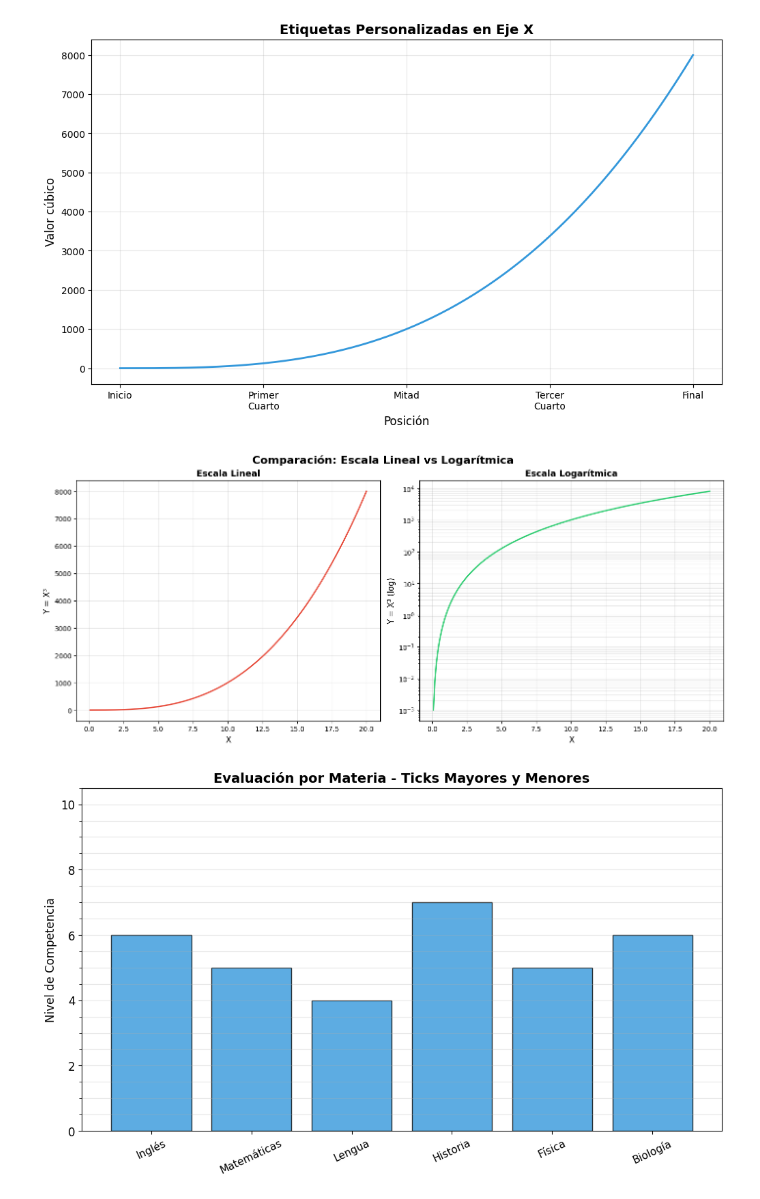
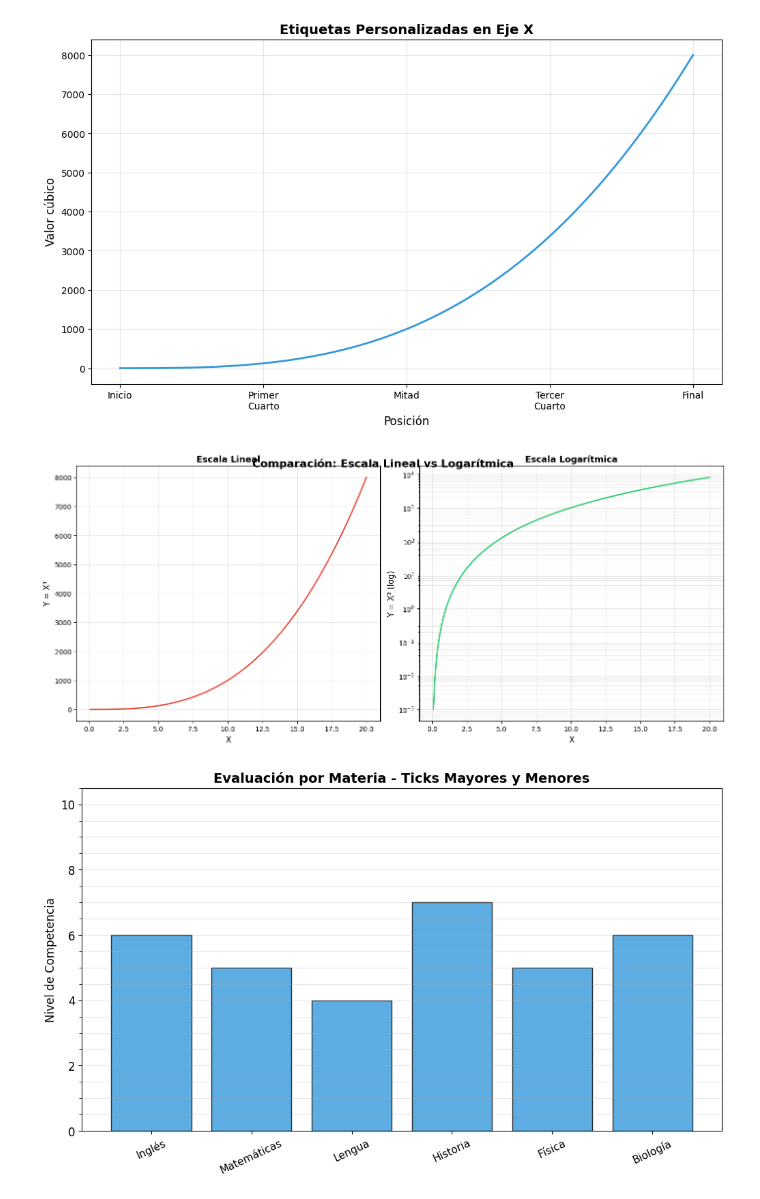
Before and after one commit to alexballera/python-lib, a Jupyter notebook: python/visualizacion/matplotlib_ejes.ipynb, the cells around one changed output. Drawn from its saved outputs; the diff is of its cells as text; code cells hidden in the pictures.

```diff
--- a/python/visualizacion/matplotlib_ejes.ipynb
+++ b/python/visualizacion/matplotlib_ejes.ipynb
@@ -192,33 +192,33 @@ plt.show()
 # %%
 # Celda 3: ESCALA LOGARÍTMICA
 # Útil para datos con rangos muy amplios
 
 fig, axs = plt.subplots(1, 2, figsize=(14, 6), layout=layout)
 
 X = np.linspace(0.1, 20, 200)
 Y = X**3
 
 # Gráfico con escala lineal
 axs[0].plot(X, Y, linewidth=2, color='#e74c3c')
 axs[0].set_xlabel('X', fontsize=12)
 axs[0].set_ylabel('Y = X³', fontsize=12)
 axs[0].set_title('Escala Lineal', fontsize=13, fontweight='bold')
 axs[0].grid(True, alpha=0.3)
 
 # Gráfico con escala logarítmica en Y
 axs[1].plot(X, Y, linewidth=2, color='#2ecc71')
 axs[1].set_yscale('log')  # Escala logarítmica
 axs[1].set_xlabel('X', fontsize=12)
 axs[1].set_ylabel('Y = X³ (log)', fontsize=12)
 axs[1].set_title('Escala Logarítmica', fontsize=13, fontweight='bold')
 axs[1].grid(True, alpha=0.3, which='both')  # Cuadrícula en mayores y menores
 
 fig.suptitle('Comparación: Escala Lineal vs Logarítmica',
-             fontsize=16, fontweight='bold')
+             fontsize=16, fontweight='bold', y=0.98)
 
 plt.show()
 # %% [output]
-[figure, old version]
+[figure, new version]
 # %%
 # Celda 4: TICKS MAYORES Y MENORES (método simple)
 # Usando set_yticks con parámetro minor
```
Also changed, not shown: parts of 1 cell of this notebook, 9 other files.
